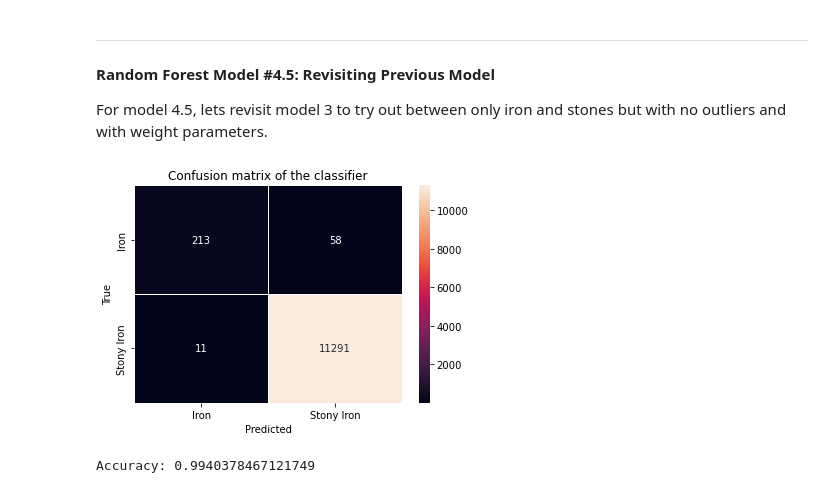
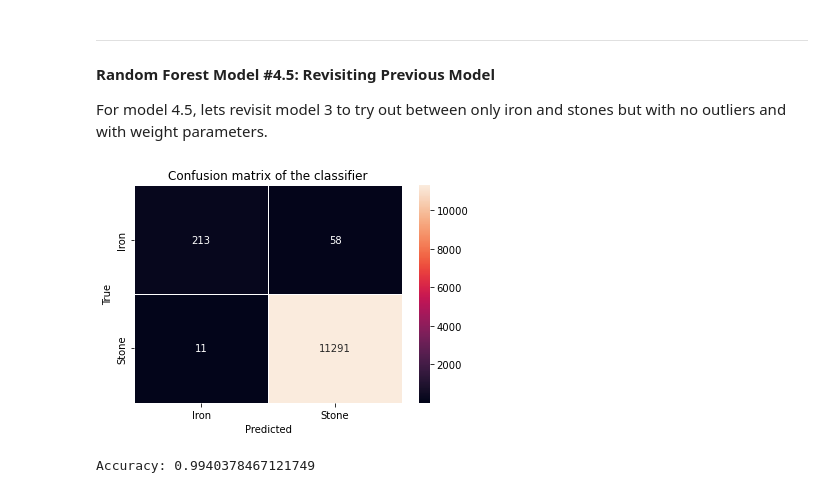
Before and after one commit to peter-parit/Data-Science-Project-on-Meteorites, a Jupyter notebook: Parit Vacharaskunee - Term Project.ipynb, the cells around one changed output. Cells and saved outputs as stored; diff of their text form; code cells hidden in the pictures.

```diff
--- a/Parit Vacharaskunee - Term Project.ipynb
+++ b/Parit Vacharaskunee - Term Project.ipynb
@@ -603,15 +603,15 @@ _ = rf_model4_5.fit(xtrain4_5, ytrain4_5)
 # %%
 # plotting confusion matrix
 cm4_5 = confusion_matrix(ytest4_5, rf_model4_5.predict(xtest4_5))
 
-labels4_5 = ['Iron', 'Stony Iron']
+labels4_5 = ['Iron', 'Stone']
 sns.heatmap(cm4_5, annot = True, fmt = 'd', linewidths = 0.5, xticklabels = labels4_5, yticklabels = labels4_5)
 plt.title('Confusion matrix of the classifier')
 plt.xlabel('Predicted')
 plt.ylabel('True')
 plt.show()
 # %% [output]
-[figure, old version]
+[figure, new version]
 # %%
 yhat_test4_5 = rf_model4_5.predict(xtest4_5)
 print(f'Accuracy: {accuracy_score(ytest4_5, yhat_test4_5)}')
```
